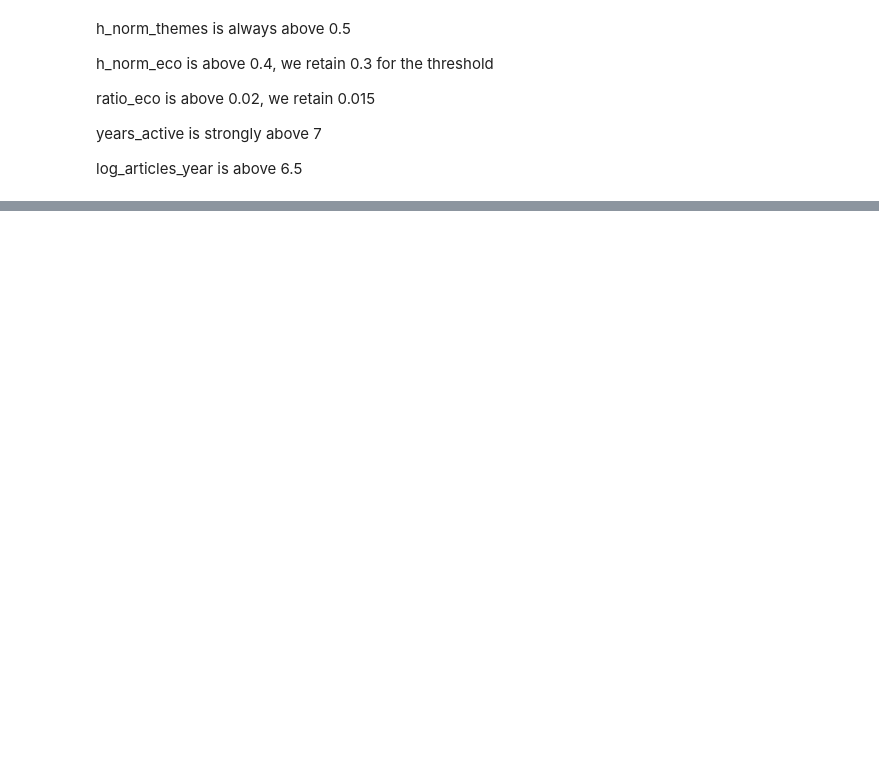
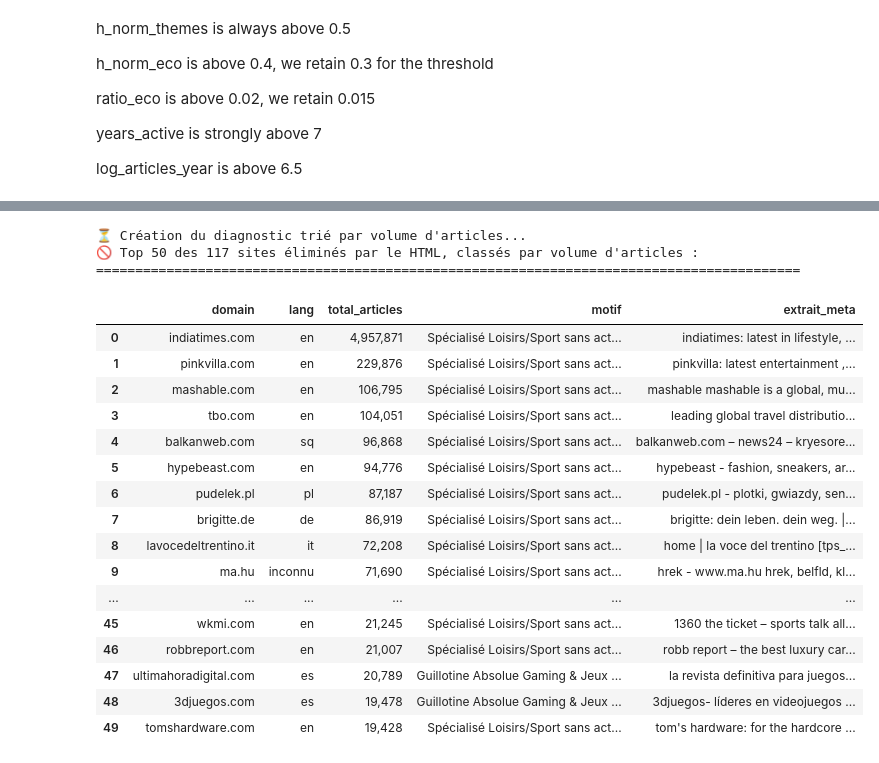
Before and after one commit to clucasmurex/gdelt, a Jupyter notebook: A4_gdelt_wiki_to_total_sources.ipynb, the cells around one changed output, grey strips where cells are left out. Saved outputs shown, nothing was run; the diff lists cells and outputs as text; code cells hidden in the pictures; blank space fills up the shorter version.

```diff
--- a/A4_gdelt_wiki_to_total_sources.ipynb
+++ b/A4_gdelt_wiki_to_total_sources.ipynb
@@ -1859,0 +2306,60 @@ if "SourceCommonName" in df_propre.columns:
+# %%
+from IPython.display import display
+import pandas as pd
+
+print("⏳ Création du diagnostic trié par volume d'articles...")
+
+# 1. On filtre les résultats du scraper pour ne garder que les exclus
+df_diag = df_scrape_results[df_scrape_results["status"] == "❌ Exclus"].copy()
+
+# 2. On enrichit avec le nombre d'articles en faisant une jointure sur l'ID
+if "total_articles" not in df_diag.columns:
+  df_diag = df_diag.merge(
+      df_exclus_web[["SourceCommonName_ID", "total_articles"]],
+      on="SourceCommonName_ID",
+      how="left",
+  )
+
+# 3. Sélection des colonnes et tri par ordre décroissant de volume
+cols_visu = ["domain", "lang", "total_articles", "motif", "extrait_meta"]
+df_diag_sorted = df_diag[cols_visu].sort_values(
+    by="total_articles", ascending=False, ignore_index=True
+)
+
+print(
+    f"🚫 Top 50 des {len(df_diag_sorted):,} sites éliminés par le HTML,"
+    " classés par volume d'articles :\n"
+    + "=" * 90
+)
+
+# 4. Affichage propre (avec formatage des milliers pour les articles)
+with pd.option_context("display.max_rows", 50, "display.max_colwidth", 80):
+  display(
+      df_diag_sorted.head(50)
+      .style.format({"total_articles": "{:,.0f}"})
+      .set_properties(**{"text-align": "left", "font-size": "11px"})
+      .set_properties(
+          subset=["domain", "total_articles"], **{"font-weight": "bold"}
+      )
+  )
+# %% [output]
+⏳ Création du diagnostic trié par volume d'articles...
+🚫 Top 50 des 117 sites éliminés par le HTML, classés par volume d'articles :
+==========================================================================================
+|  | domain | lang | total_articles | motif | extrait_meta |
+| 0 | indiatimes.com | en | 4,957,871 | Spécialisé Loisirs/Sport sans act... | indiatimes: latest in lifestyle, ... |
+| 1 | pinkvilla.com | en | 229,876 | Spécialisé Loisirs/Sport sans act... | pinkvilla: latest entertainment ,... |
+| 2 | mashable.com | en | 106,795 | Spécialisé Loisirs/Sport sans act... | mashable mashable is a global, mu... |
+| 3 | tbo.com | en | 104,051 | Spécialisé Loisirs/Sport sans act... | leading global travel distributio... |
+| 4 | balkanweb.com | sq | 96,868 | Spécialisé Loisirs/Sport sans act... | balkanweb.com – news24 – kryesore... |
+| 5 | hypebeast.com | en | 94,776 | Spécialisé Loisirs/Sport sans act... | hypebeast - fashion, sneakers, ar... |
+| 6 | pudelek.pl | pl | 87,187 | Spécialisé Loisirs/Sport sans act... | pudelek.pl - plotki, gwiazdy, sen... |
+| 7 | brigitte.de | de | 86,919 | Spécialisé Loisirs/Sport sans act... | brigitte: dein leben. dein weg. |... |
+| 8 | lavocedeltrentino.it | it | 72,208 | Spécialisé Loisirs/Sport sans act... | home | la voce del trentino [tps_... |
+| 9 | ma.hu | inconnu | 71,690 | Spécialisé Loisirs/Sport sans act... | hrek - www.ma.hu hrek, belfld, kl... |
+| ... | ... | ... | ... | ... | ... |
+| 45 | wkmi.com | en | 21,245 | Spécialisé Loisirs/Sport sans act... | 1360 the ticket – sports talk all... |
+| 46 | robbreport.com | en | 21,007 | Spécialisé Loisirs/Sport sans act... | robb report – the best luxury car... |
+| 47 | ultimahoradigital.com | es | 20,789 | Guillotine Absolue Gaming & Jeux ... | la revista definitiva para juegos... |
+| 48 | 3djuegos.com | es | 19,478 | Guillotine Absolue Gaming & Jeux ... | 3djuegos- líderes en videojuegos ... |
+| 49 | tomshardware.com | en | 19,428 | Spécialisé Loisirs/Sport sans act... | tom's hardware: for the hardcore ... |
```
Also changed, not shown: parts of 29 cells of this notebook, 2 other files.
